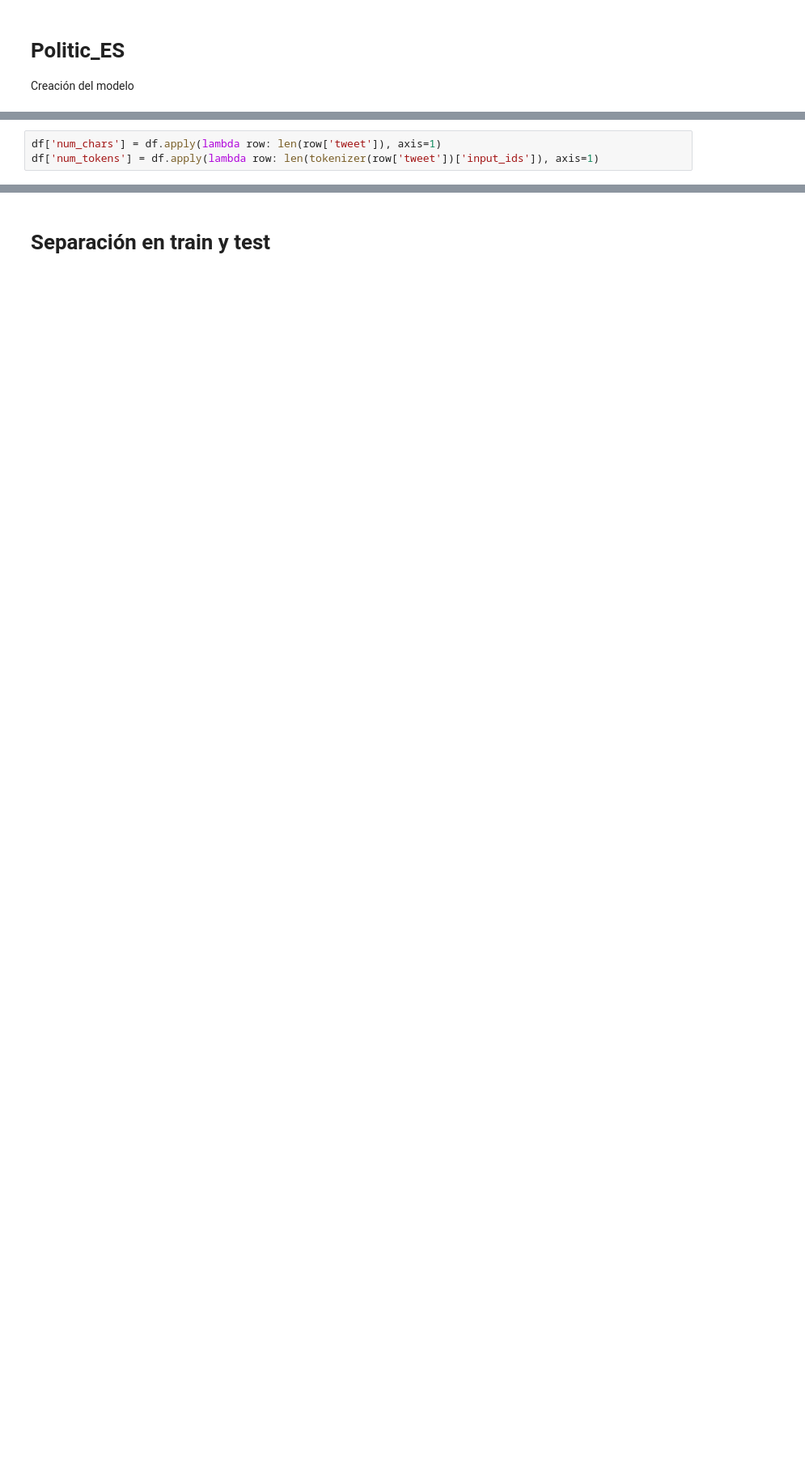
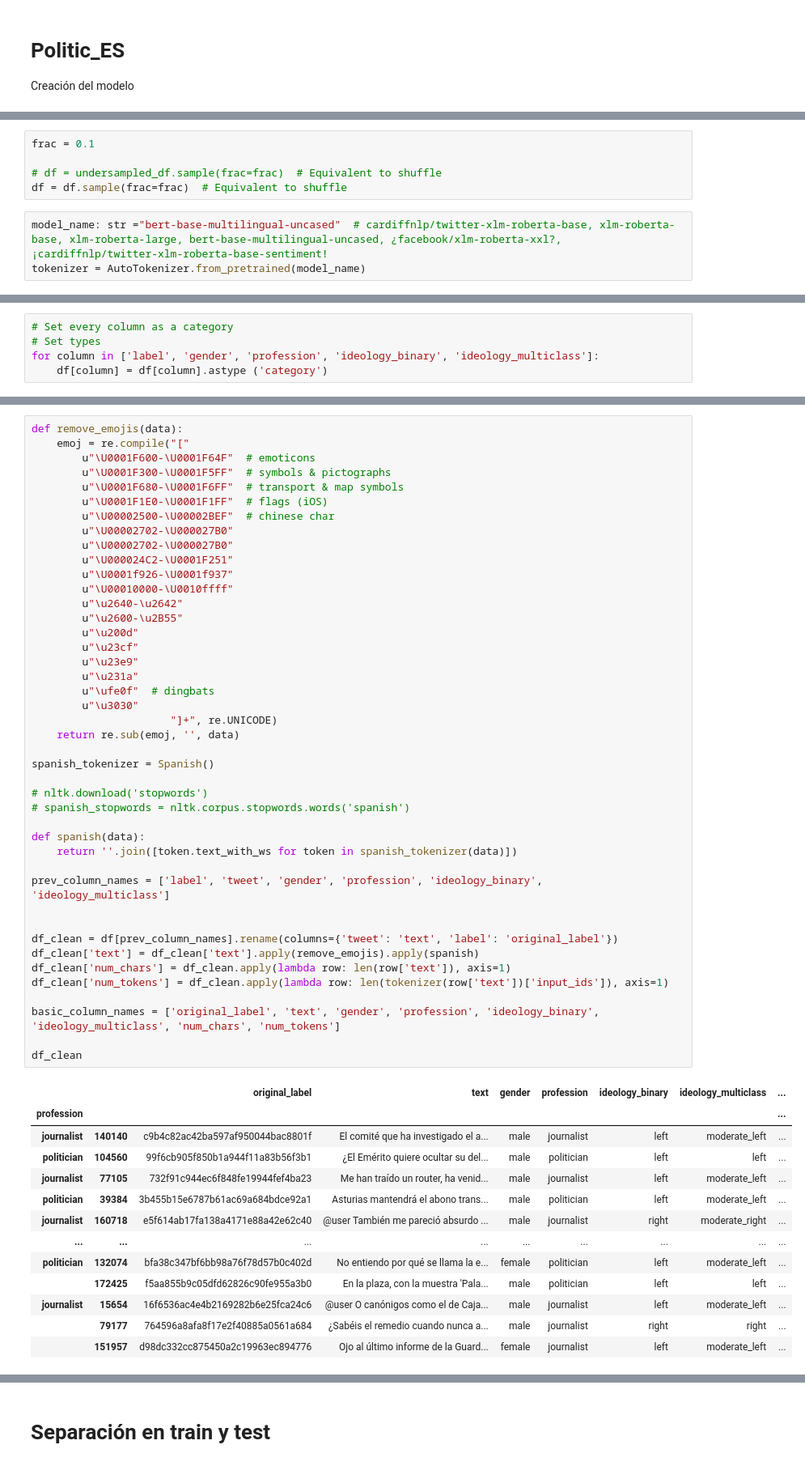
Before and after one commit to MIBbrandon/PLN_PoliticES, a Jupyter notebook: modelo.ipynb, the cells around one changed output, grey strips where cells are left out. Shown at 81% size. Drawn from its saved outputs; the diff is of its cells as text; blank space fills up the shorter version.

```diff
--- a/modelo.ipynb
+++ b/modelo.ipynb
@@ -58,3 +129,11 @@ Model config BertConfig {
+# %%
+frac = 0.1
+
+# df = undersampled_df.sample(frac=frac)  # Equivalent to shuffle
+df = df.sample(frac=frac)  # Equivalent to shuffle
+# %%
+model_name: str ="bert-base-multilingual-uncased"  # cardiffnlp/twitter-xlm-roberta-base, xlm-roberta-base, xlm-roberta-large, bert-base-multilingual-uncased, ¿facebook/xlm-roberta-xxl?, ¡cardiffnlp/twitter-xlm-roberta-base-sentiment!
+tokenizer = AutoTokenizer.from_pretrained(model_name)
 # %%
 sentence = "How many people did Randy Steven Craft murder?"
 print(sentence)
@@ -66,3 +144,5 @@ How many people did Randy Steven Craft murder?
-# %%
-df['num_chars'] = df.apply(lambda row: len(row['tweet']), axis=1)
-df['num_tokens'] = df.apply(lambda row: len(tokenizer(row['tweet'])['input_ids']), axis=1)
+# %%
+# Set every column as a category
+# Set types
+for column in ['label', 'gender', 'profession', 'ideology_binary', 'ideology_multiclass']:
+    df[column] = df[column].astype ('category')
@@ -68,0 +166,57 @@ df['num_tokens'] = df.apply(lambda row: len(tokenizer(row['tweet'])['input_ids']
+# %%
+def remove_emojis(data):
+    emoj = re.compile("["
+        u"\U0001F600-\U0001F64F"  # emoticons
+        u"\U0001F300-\U0001F5FF"  # symbols & pictographs
+        u"\U0001F680-\U0001F6FF"  # transport & map symbols
+        u"\U0001F1E0-\U0001F1FF"  # flags (iOS)
+        u"\U00002500-\U00002BEF"  # chinese char
+        u"\U00002702-\U000027B0"
+        u"\U00002702-\U000027B0"
+        u"\U000024C2-\U0001F251"
+        u"\U0001f926-\U0001f937"
+        u"\U00010000-\U0010ffff"
+        u"\u2640-\u2642"
+        u"\u2600-\u2B55"
+        u"\u200d"
+        u"\u23cf"
+        u"\u23e9"
+        u"\u231a"
+        u"\ufe0f"  # dingbats
+        u"\u3030"
+                      "]+", re.UNICODE)
+    return re.sub(emoj, '', data)
+
+spanish_tokenizer = Spanish()
+
+# nltk.download('stopwords')
+# spanish_stopwords = nltk.corpus.stopwords.words('spanish')
+
+def spanish(data):
+    return ''.join([token.text_with_ws for token in spanish_tokenizer(data)])
+
+prev_column_names = ['label', 'tweet', 'gender', 'profession', 'ideology_binary', 'ideology_multiclass']
+
+
+df_clean = df[prev_column_names].rename(columns={'tweet': 'text', 'label': 'original_label'})
+df_clean['text'] = df_clean['text'].apply(remove_emojis).apply(spanish)
+df_clean['num_chars'] = df_clean.apply(lambda row: len(row['text']), axis=1)
+df_clean['num_tokens'] = df_clean.apply(lambda row: len(tokenizer(row['text'])['input_ids']), axis=1)
+
+basic_column_names = ['original_label', 'text', 'gender', 'profession', 'ideology_binary', 'ideology_multiclass', 'num_chars', 'num_tokens']
+
+df_clean
+# %% [output]
+|  |  | original_label | text | gender | profession | ideology_binary | ideology_multiclass | ... |
+| profession |  |  |  |  |  |  |  | ... |
+| journalist | 140140 | c9b4c82ac42ba597af950044bac8801f | El comité que ha investigado el a... | male | journalist | left | moderate_left | ... |
+| politician | 104560 | 99f6cb905f850b1a944f11a83b56f3b1 | ¿El Emérito quiere ocultar su del... | male | politician | left | left | ... |
+| journalist | 77105 | 732f91c944ec6f848fe19944fef4ba23 | Me han traído un router, ha venid... | male | journalist | left | moderate_left | ... |
+| politician | 39384 | 3b455b15e6787b61ac69a684bdce92a1 | Asturias mantendrá el abono trans... | male | politician | left | moderate_left | ... |
+| journalist | 160718 | e5f614ab17fa138a4171e88a42e62c40 | @user También me pareció absurdo ... | male | journalist | right | moderate_right | ... |
+| ... | ... | ... | ... | ... | ... | ... | ... | ... |
+| politician | 132074 | bfa38c347bf6bb98a76f78d57b0c402d | No entiendo por qué se llama la e... | female | politician | left | moderate_left | ... |
+|  | 172425 | f5aa855b9c05dfd62826c90fe955a3b0 | En la plaza, con la muestra 'Pala... | male | politician | left | left | ... |
+| journalist | 15654 | 16f6536ac4e4b2169282b6e25fca24c6 | @user O canónigos como el de Caja... | male | journalist | left | moderate_left | ... |
+|  | 79177 | 764596a8afa8f17e2f40885a0561a684 | ¿Sabéis el remedio cuando nunca a... | male | journalist | right | right | ... |
+|  | 151957 | d98dc332cc875450a2c19963ec894776 | Ojo al último informe de la Guard... | female | journalist | left | moderate_left | ... |
```
Also changed, not shown: parts of 57 cells of this notebook, 1 other file.
